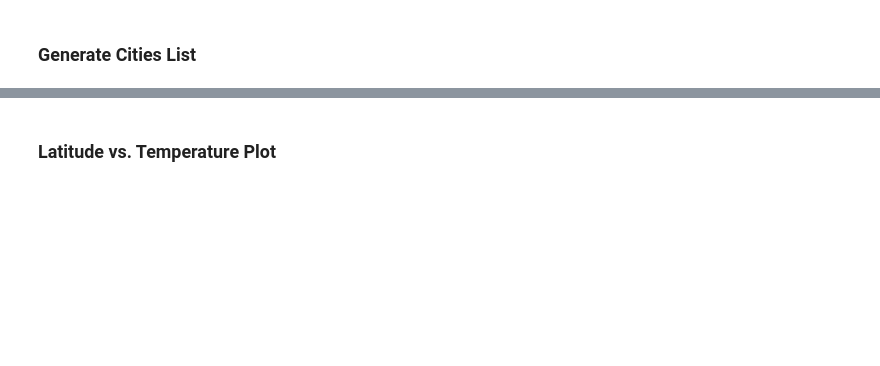
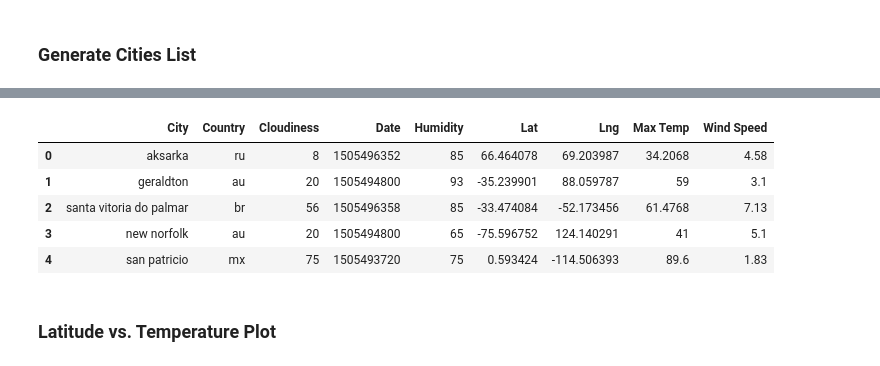
Before and after one commit to Slavin22/WeatherPy, a Jupyter notebook: WeatherPy.ipynb, the cells around one changed output, grey strips where cells are left out. Drawn from its saved outputs; the diff is of its cells as text; code cells hidden in the pictures; blank space fills up the shorter version.

Commit message:
Was missing output CSV

```diff
--- a/WeatherPy.ipynb
+++ b/WeatherPy.ipynb
@@ -121,14 +121,22 @@ http://api.openweathermap.org/data/2.5/weather?appid=0d99449d7128437ead7d88097c7
 # %%
-# Convert Temp
-city_data["Max Temp"] = city_data["Max Temp"] * 9/5 - 459.67
-
 # Break out Series for plots
 lats = city_data.iloc[:, 5]
 lngs = city_data.iloc[:, 6]
 temps = city_data.iloc[:, 7]
 winds = city_data.iloc[:, 8]
 humids = city_data.iloc[:, 4]
 clouds = city_data.iloc[:, 2]
+
+# Save CSV of weather data externally
+city_data.to_csv("output/WeatherData.csv")
+city_data.head()
+# %% [output]
+|  | City | Country | Cloudiness | Date | Humidity | Lat | Lng | Max Temp | Wind Speed |
+| 0 | aksarka | ru | 8 | 1505496352 | 85 | 66.464078 | 69.203987 | 34.2068 | 4.58 |
+| 1 | geraldton | au | 20 | 1505494800 | 93 | -35.239901 | 88.059787 | 59 | 3.1 |
+| 2 | santa vitoria do palmar | br | 56 | 1505496358 | 85 | -33.474084 | -52.173456 | 61.4768 | 7.13 |
+| 3 | new norfolk | au | 20 | 1505494800 | 65 | -75.596752 | 124.140291 | 41 | 5.1 |
+| 4 | san patricio | mx | 75 | 1505493720 | 75 | 0.593424 | -114.506393 | 89.6 | 1.83 |
 # %% [markdown]
 ### Latitude vs. Temperature Plot
 # %%
```
Also changed, not shown: parts of 8 cells of this notebook, 7 other files.
